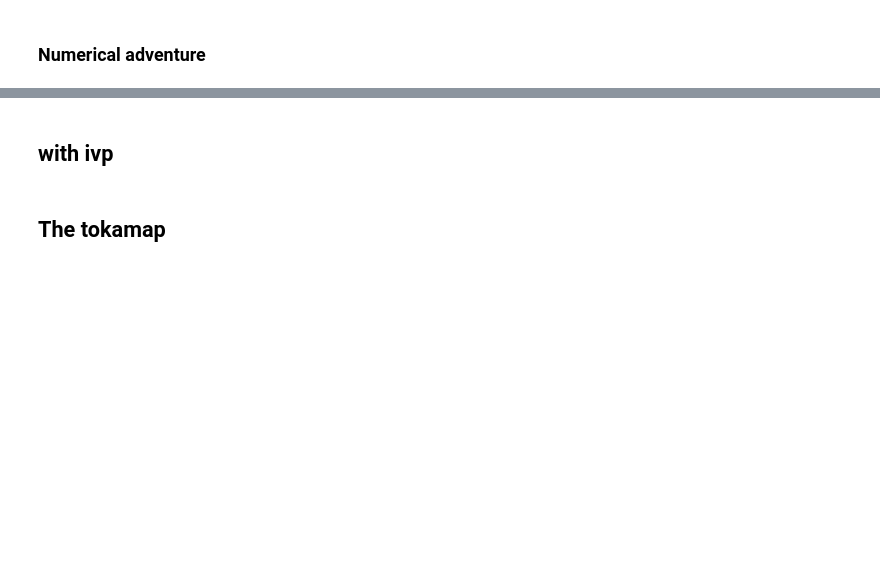
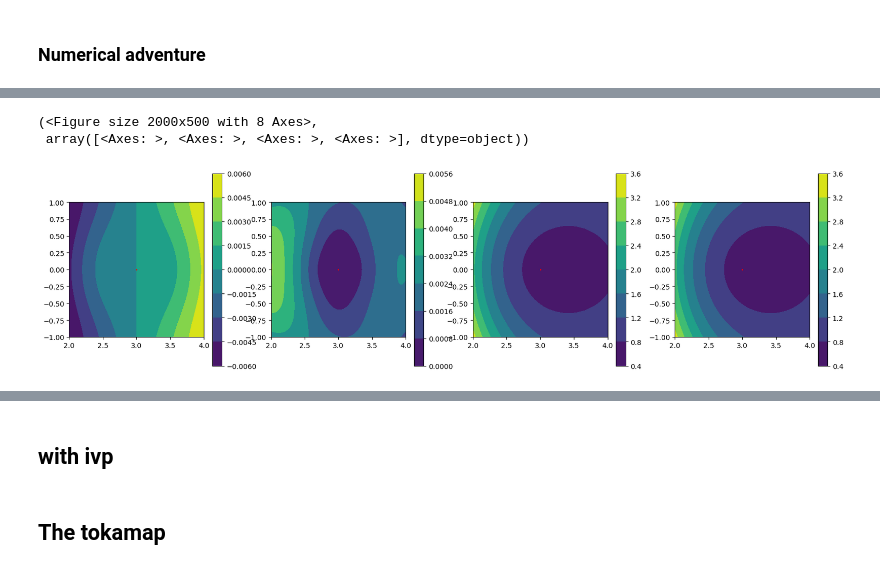
Before and after one commit to Akitzu/masterthesis, a Jupyter notebook: code/notebooks/perturbed_tokamak.ipynb, the cells around one changed output, grey strips where cells are left out. Drawn from its saved outputs; the diff is of its cells as text; code cells hidden in the pictures; blank space fills up the shorter version.

Commit message:
pert with some test of the class

```diff
--- a/code/notebooks/perturbed_tokamak.ipynb
+++ b/code/notebooks/perturbed_tokamak.ipynb
@@ -191,5 +146,5 @@ class AnalyticCylindricalBfield(CylindricalBfield):
 # %%
-pert_1 = {"m": 1, "n": -1, "d": 1, "type": "maxwell-boltzmann", "amplitude": 0.2}
+pert_1 = {"m": 1, "n": -1, "d": 1, "type": "maxwell-boltzmann", "amplitude": 0.01}
 pert_2 = {"m": 1, "n": 0, "d": 1, "type": "gaussian", "amplitude": -1.5}
 
-ps = AnalyticCylindricalBfield(3, 3/3, 0.7/3, [pert_1, pert_2])
+ps = AnalyticCylindricalBfield(3, 0.91, 0.7, [pert_1])
@@ -195,0 +163,6 @@ ps = AnalyticCylindricalBfield(3, 3/3, 0.7/3, [pert_1, pert_2])
+# %%
+plot_intensities(ps, [2,4], [-1,1])
+# %% [output]
+(<Figure size 2000x500 with 8 Axes>,
+ array([<Axes: >, <Axes: >, <Axes: >, <Axes: >], dtype=object))
+[figure, added]
```
Also changed, not shown: parts of 37 cells of this notebook.
